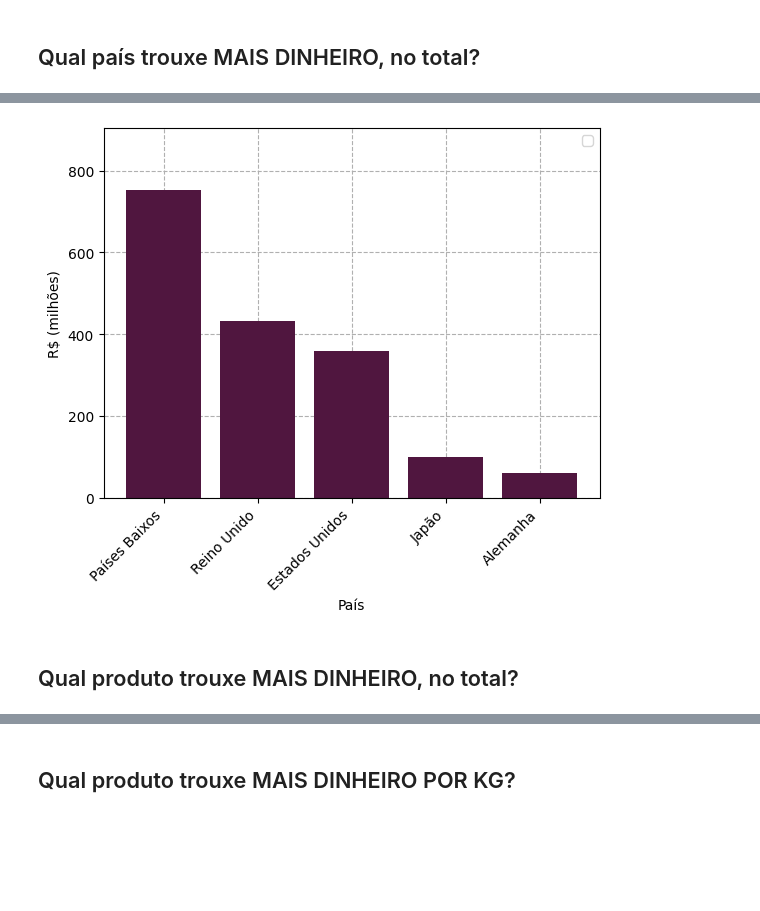
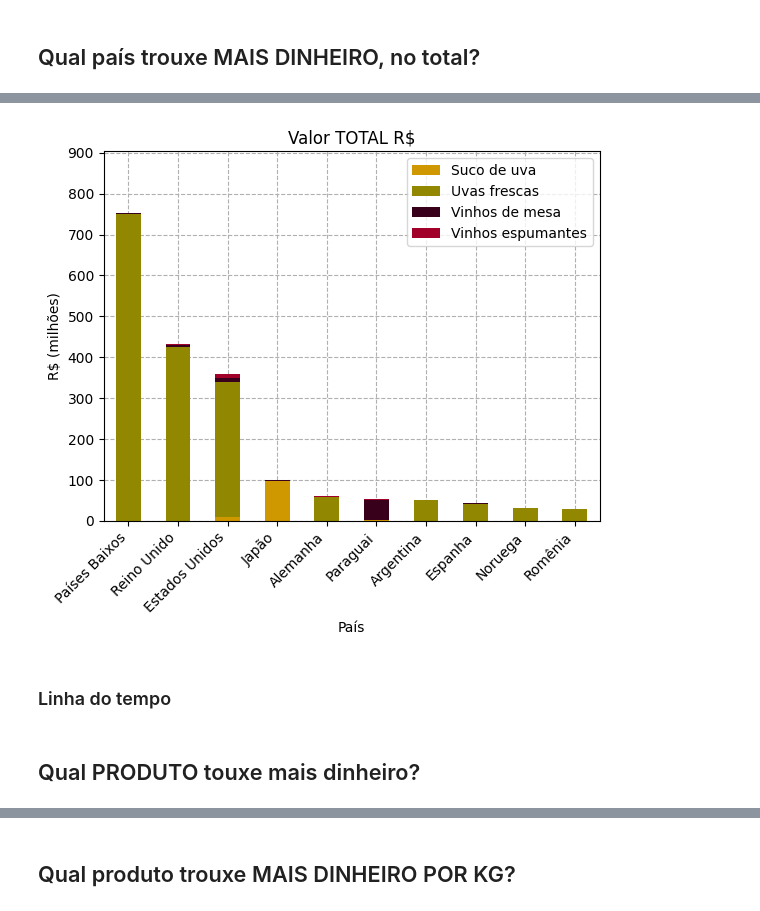
Before and after one commit to victoria-menezes/fiap-data-analytics, a Jupyter notebook: Challenge/3.1.graphing-wine.ipynb, the cells around one changed output, grey strips where cells are left out. Cells and saved outputs as stored; diff of their text form; code cells hidden in the pictures; blank space fills up the shorter version.

```diff
--- a/Challenge/3.1.graphing-wine.ipynb
+++ b/Challenge/3.1.graphing-wine.ipynb
@@ -620,11 +687,15 @@ make_bar_graph_category(type)
 [figure]
 [figure]
 # %%
-df = df_exports_million.groupby('tipo').sum(numeric_only=True).reset_index()
-axq = df.plot(kind='bar', x='tipo', y='kg', color = [type_color.get(x, '#333333') for x in df['tipo']])
-axq.set_ylabel('kg (milhões)')
-axq.set_xlabel('')
-my.add_grid(axq)
-my.set_y_lim(df, 'kg', 0.1)
+df = df_exports_by_type
+
+fig, ax = plt.subplots()
+
+plt.bar('tipo', 'kg',data=df, color = [type_color.get(x, '#333333') for x in df['tipo']])
+
+my.set_labels(y='kg (milhões)')
+my.ticks_per_interval(ax, 100, 0, axis='y')
+my.add_grid(ax)
+my.set_y_lim(df, 'kg')
 my.rotate_label(25, 'right')
 # %% [output]
@@ -635,5 +706,6 @@ my.rotate_label(25, 'right')
 # %% [markdown]
 ## Qual país trouxe MAIS DINHEIRO, no total?
 # %%
-df_exports_by_country_total_sort_by_value = df_exports_by_country_total.sort_values('valor',ascending=False)
+df_exports_by_country_total_sort_by_value = df_exports_by_country.sort_values('valor',ascending=False)
+df_exports_by_country_total_sort_by_value.head(20)
 # %% [output]
@@ -652,0 +729,3 @@ df_exports_by_country_total_sort_by_value = df_exports_by_country_total.sort_val
+# %%
+top10_value_by_country = my.get_top(df_exports_by_country_total_sort_by_value,'valor','pais_destino',10)
+top10_value_by_country
@@ -652,0 +744,6 @@ df_exports_by_country_total_sort_by_value = df_exports_by_country_total.sort_val
+# %%
+df = df_exports_by_country_by_type['valor'].unstack().reset_index()
+df = df.loc[df['pais_destino'].isin(top10_value_by_country)]
+df['pais_destino'] = pd.Categorical(df.pais_destino, top10_value_by_country, ordered=True)
+df = df.sort_values('pais_destino')
+df
@@ -653,18 +762,22 @@ df_exports_by_country_total_sort_by_value = df_exports_by_country_total.sort_val
 # %%
-fig, ax = plt.subplots()
-
-plt.bar('pais_destino', 'valor', data=df_exports_by_country_total.sort_values('valor',ascending=False).head(5))
+ax = df.plot(kind='bar', x='pais_destino', stacked=True,
+               color = [type_color.get(x, '#333333') for x in df.columns[1:]])
 
 # for kind in export_type:
 #     df = df_exports_total_by_year_by_type.loc[kind].reset_index()
 #     plt.plot('ano', 'kg', data=df, color=type_color[kind], label=kind)
 my.add_grid(ax)
 plt.legend()
 
 my.set_labels('País', 'R$ (milhões)')
 my.rotate_label()
-my.set_y_lim(df_exports_by_country_total, 'valor')
+my.set_y_lim(df_exports_by_country, 'valor')
+my.ticks_per_interval(ax, 100,0,'y')
+
+plt.title('Valor TOTAL R$');
 # %% [output]
-[figure, old version]
+[figure, new version]
-# %% [markdown]
-## Qual produto trouxe MAIS DINHEIRO, no total?
+# %% [markdown]
+### Linha do tempo
+# %% [markdown]
+## Qual PRODUTO touxe mais dinheiro?
```
Also changed, not shown: parts of 54 cells of this notebook, 9 other files.
